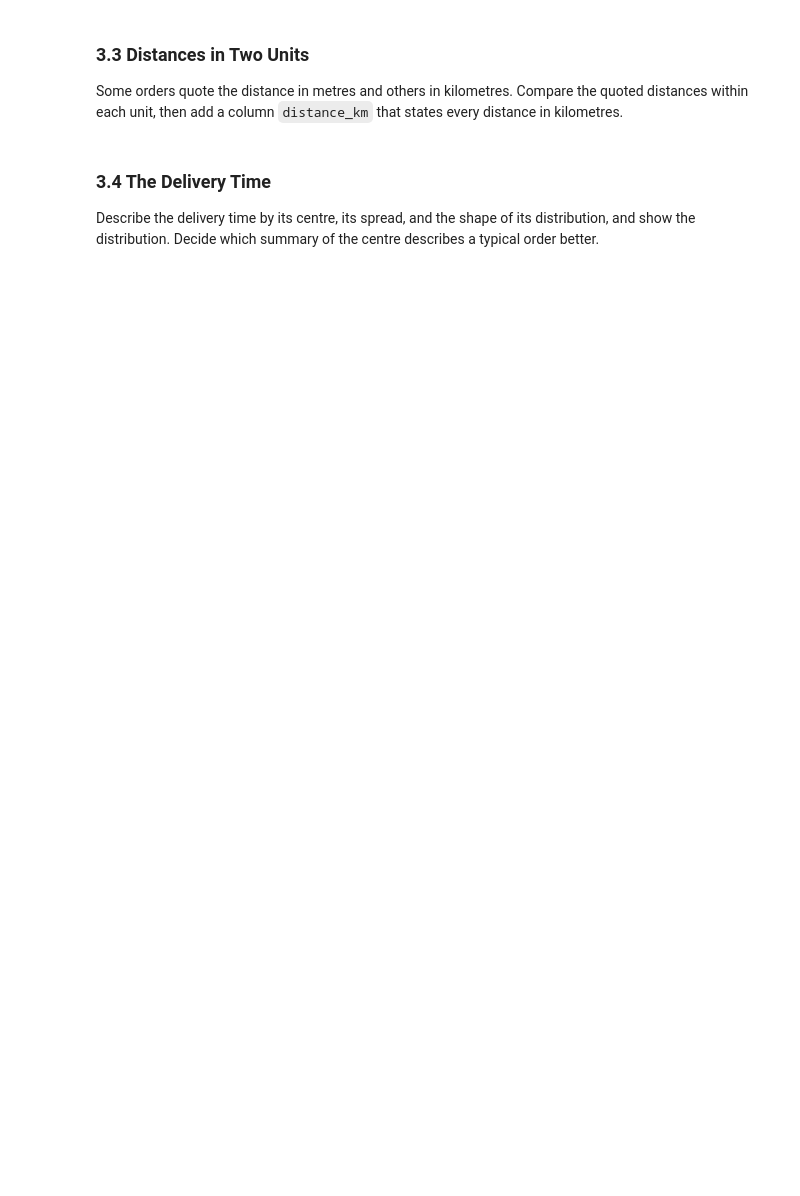
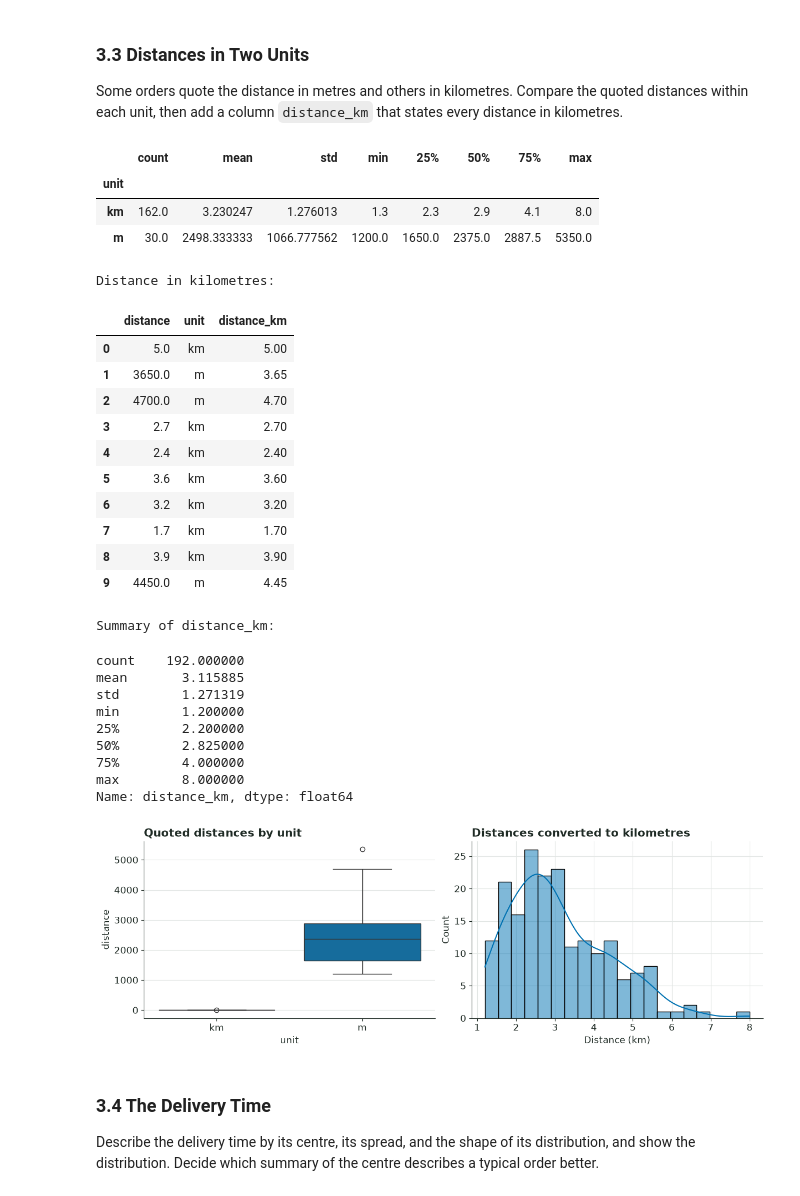
Before and after one commit to andrejgruevski/data-science, a Jupyter notebook: labs/02-food-delivery/notebook.ipynb, the cells around one changed output. Saved outputs shown, nothing was run; the diff lists cells and outputs as text; code cells hidden in the pictures; blank space fills up the shorter version.

```diff
--- a/labs/02-food-delivery/notebook.ipynb
+++ b/labs/02-food-delivery/notebook.ipynb
@@ -467,7 +606,60 @@ Count the missing values in each column, show where they fall, and find out whet
 
 Some orders quote the distance in metres and others in kilometres. Compare the quoted distances within each unit, then add a column `distance_km` that states every distance in kilometres.
 # %%
-# Write your solution here.
+distance_by_unit = df.groupby("unit", observed=True)["distance"].describe()
+
+display(distance_by_unit)
+
+df["distance_km"] = np.where(
+    df["unit"].eq("m"),
+    df["distance"] / 1000,
+    df["distance"]
+)
+
+print("Distance in kilometres:")
+display(df[["distance", "unit", "distance_km"]].head(10))
+
+print("Summary of distance_km:")
+display(df["distance_km"].describe())
+
+fig, axes = plt.subplots(1, 2, figsize=(12, 4))
+
+sns.boxplot(data=df, x="unit", y="distance", ax=axes[0])
+axes[0].set_title("Quoted distances by unit")
+
+sns.histplot(df["distance_km"], bins=20, kde=True, ax=axes[1])
+axes[1].set_title("Distances converted to kilometres")
+axes[1].set_xlabel("Distance (km)")
+
+plt.show()
+# %% [output]
+|  | count | mean | std | min | 25% | 50% | 75% | max |
+| unit |  |  |  |  |  |  |  |  |
+| km | 162.0 | 3.230247 | 1.276013 | 1.3 | 2.3 | 2.9 | 4.1 | 8.0 |
+| m | 30.0 | 2498.333333 | 1066.777562 | 1200.0 | 1650.0 | 2375.0 | 2887.5 | 5350.0 |
+Distance in kilometres:
+|  | distance | unit | distance_km |
+| 0 | 5.0 | km | 5.00 |
+| 1 | 3650.0 | m | 3.65 |
+| 2 | 4700.0 | m | 4.70 |
+| 3 | 2.7 | km | 2.70 |
+| 4 | 2.4 | km | 2.40 |
+| 5 | 3.6 | km | 3.60 |
+| 6 | 3.2 | km | 3.20 |
+| 7 | 1.7 | km | 1.70 |
+| 8 | 3.9 | km | 3.90 |
+| 9 | 4450.0 | m | 4.45 |
+Summary of distance_km:
+count    192.000000
+mean       3.115885
+std        1.271319
+min        1.200000
+25%        2.200000
+50%        2.825000
+75%        4.000000
+max        8.000000
+Name: distance_km, dtype: float64
+[figure, added]
 # %% [markdown]
 ### 3.4 The Delivery Time
 
```
Also changed, not shown: parts of 12 cells of this notebook, 6 other files.
